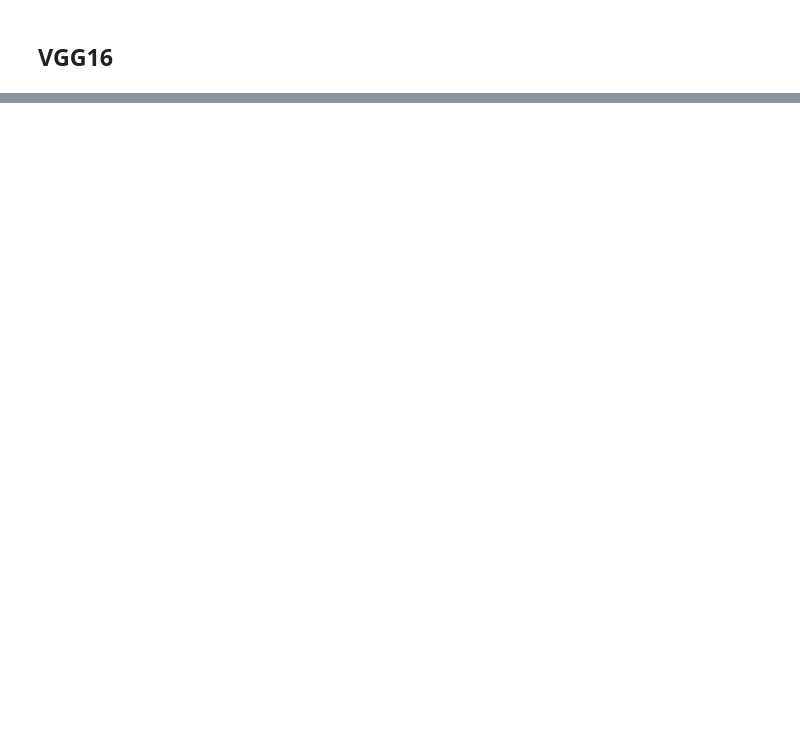
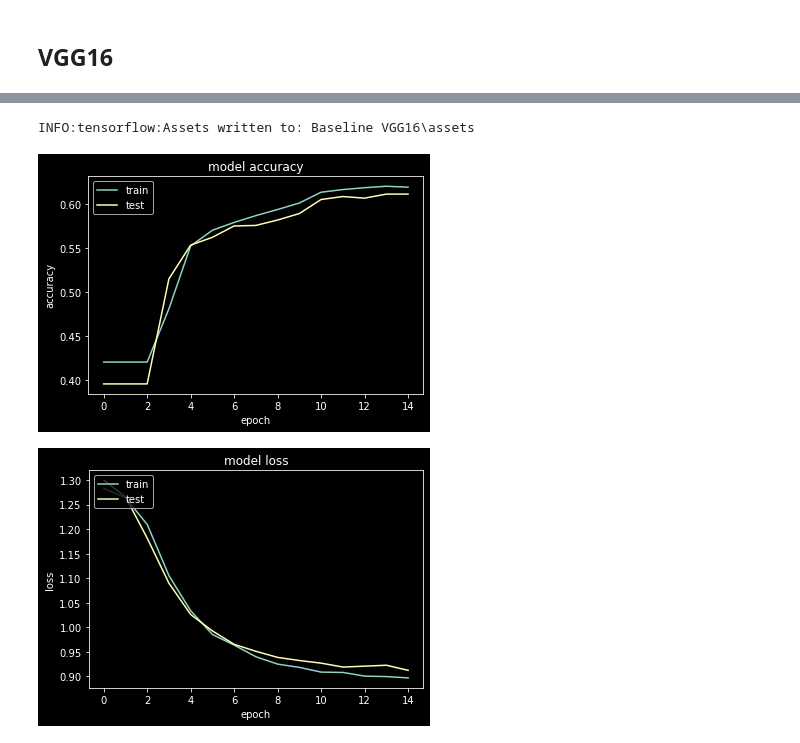
Before and after one commit to pcminh0505/ML, a Jupyter notebook: Asm/ASM2/Test Tensorflow.ipynb, the cells around one changed output, grey strips where cells are left out. Drawn from its saved outputs; the diff is of its cells as text; code cells hidden in the pictures; blank space fills up the shorter version.

```diff
--- a/Asm/ASM2/Test Tensorflow.ipynb
+++ b/Asm/ASM2/Test Tensorflow.ipynb
@@ -116,6 +174,11 @@ checkpoint = ModelCheckpoint("vgg16_1.h5",
                              save_weights_only=False,
                              mode='auto', period=1)
 
-early = EarlyStopping(monitor='val_acc', min_delta=0, patience=20, verbose=1, mode='auto')
+early = EarlyStopping(monitor='accuracy', min_delta=0, patience=20, verbose=1, mode='auto')
 
-hist = model.fit(train_X_img ,train_Y, batch_size = 32, epochs = 15, verbose=1, callbacks=[early,checkpoint])
+hist = model.fit(train_X_img ,train_Y,
+                 validation_data = (test_X_img, test_Y),
+                 batch_size = 32,
+                 epochs = 15,
+                 verbose=1,
+                 callbacks=[early,checkpoint])
@@ -121,0 +203,24 @@ hist = model.fit(train_X_img ,train_Y, batch_size = 32, epochs = 15, verbose=1,
+# %%
+model.save('Baseline VGG16')
+# %% [output]
+INFO:tensorflow:Assets written to: Baseline VGG16\assets
+# %%
+# summarize history for accuracy
+plt.plot(hist.history['accuracy'])
+plt.plot(hist.history['val_accuracy'])
+plt.title('model accuracy')
+plt.ylabel('accuracy')
+plt.xlabel('epoch')
+plt.legend(['train', 'test'], loc='upper left')
+plt.show()
+# summarize history for loss
+plt.plot(hist.history['loss'])
+plt.plot(hist.history['val_loss'])
+plt.title('model loss')
+plt.ylabel('loss')
+plt.xlabel('epoch')
+plt.legend(['train', 'test'], loc='upper left')
+plt.show()
+# %% [output]
+[figure, added]
+[figure, added]
```
Also changed, not shown: parts of 9 cells of this notebook.
